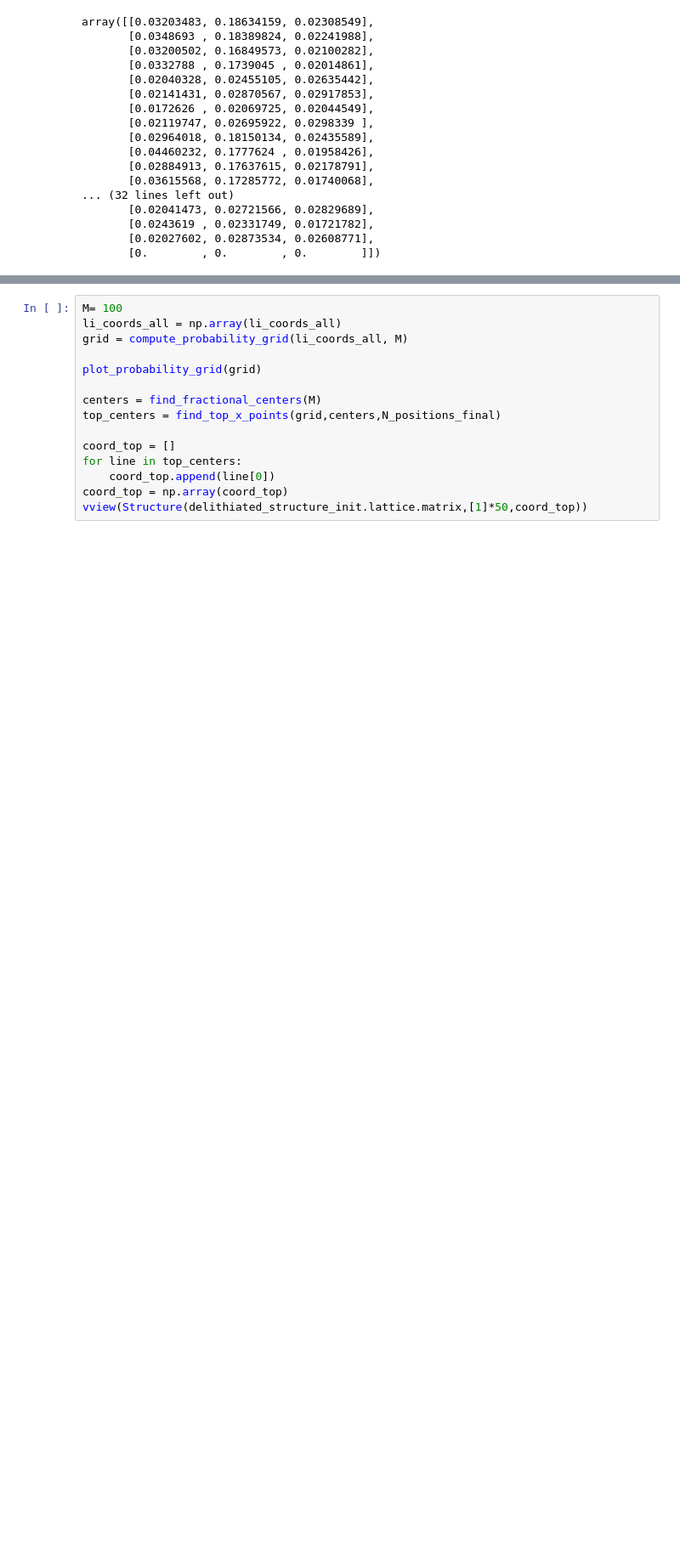
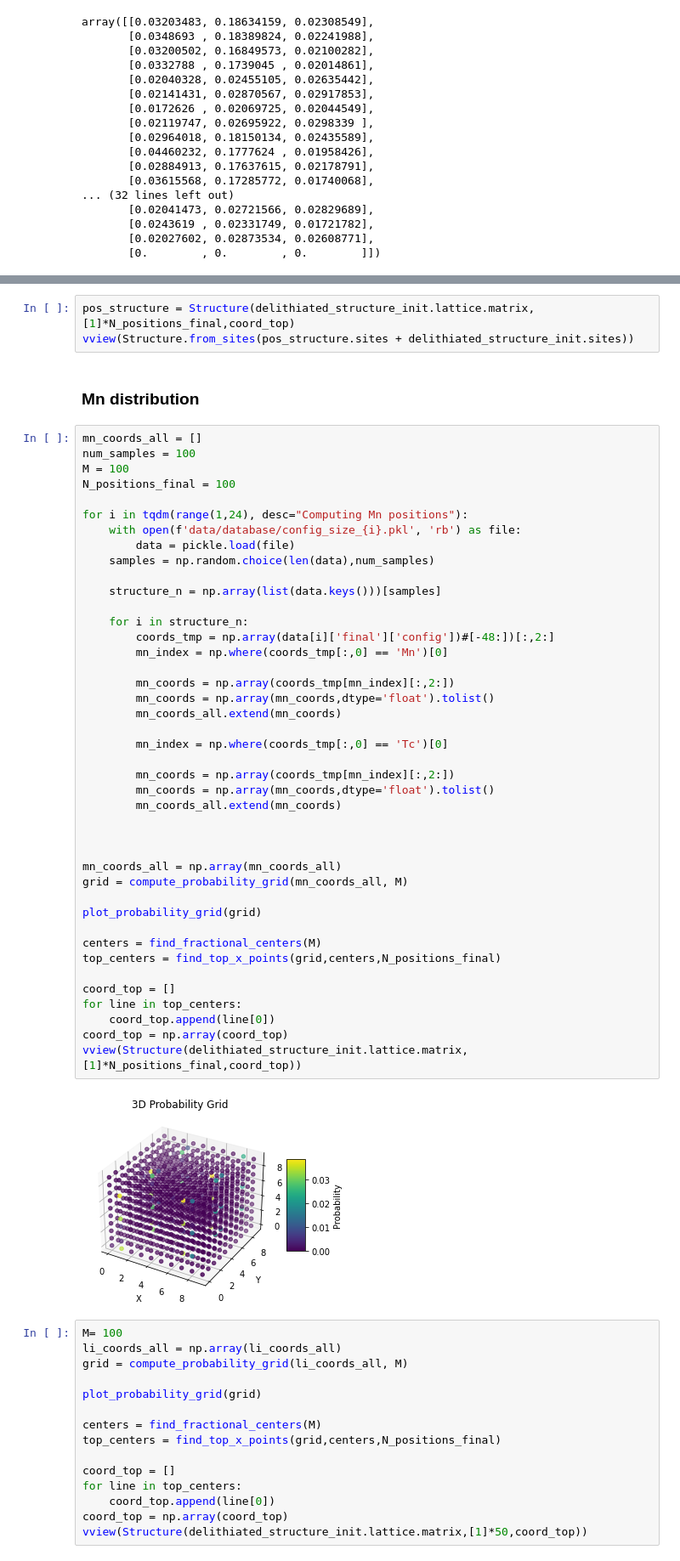
Before and after one commit to cmc-ucl/QUBO_GULP, a Jupyter notebook: QUBO_GULP.ipynb, the cells around one changed output, grey strips where cells are left out. Shown at 85% size. Drawn from its saved outputs; the diff is of its cells as text; blank space fills up the shorter version.

```diff
--- a/QUBO_GULP.ipynb
+++ b/QUBO_GULP.ipynb
@@ -203,3 +552,52 @@ vview(Structure(delithiated_structure_init.lattice.matrix,[1]*N_positions_final,
+# %%
+pos_structure = Structure(delithiated_structure_init.lattice.matrix,[1]*N_positions_final,coord_top)
+vview(Structure.from_sites(pos_structure.sites + delithiated_structure_init.sites))
+# %% [markdown]
+### <a id='mn_distribution'>Mn distribution</a>
+# %%
+mn_coords_all = []
+num_samples = 100
+M = 100
+N_positions_final = 100
+
+for i in tqdm(range(1,24), desc="Computing Mn positions"):
+    with open(f'data/database/config_size_{i}.pkl', 'rb') as file:
+        data = pickle.load(file)
+    samples = np.random.choice(len(data),num_samples)
+
+    structure_n = np.array(list(data.keys()))[samples]
+
+    for i in structure_n:
+        coords_tmp = np.array(data[i]['final']['config'])#[-48:])[:,2:]
+        mn_index = np.where(coords_tmp[:,0] == 'Mn')[0]
+
+        mn_coords = np.array(coords_tmp[mn_index][:,2:])
+        mn_coords = np.array(mn_coords,dtype='float').tolist()
+        mn_coords_all.extend(mn_coords)
+
+        mn_index = np.where(coords_tmp[:,0] == 'Tc')[0]
+
+        mn_coords = np.array(coords_tmp[mn_index][:,2:])
+        mn_coords = np.array(mn_coords,dtype='float').tolist()
+        mn_coords_all.extend(mn_coords)
+
+
+
+mn_coords_all = np.array(mn_coords_all)
+grid = compute_probability_grid(mn_coords_all, M)
+
+plot_probability_grid(grid)
+
+centers = find_fractional_centers(M)
+top_centers = find_top_x_points(grid,centers,N_positions_final)
+
+coord_top = []
+for line in top_centers:
+    coord_top.append(line[0])
+coord_top = np.array(coord_top)
+vview(Structure(delithiated_structure_init.lattice.matrix,[1]*N_positions_final,coord_top))
+# %% [output]
+[figure, added]
 # %%
 M= 100
 li_coords_all = np.array(li_coords_all)
```
Also changed, not shown: parts of 71 cells of this notebook.
